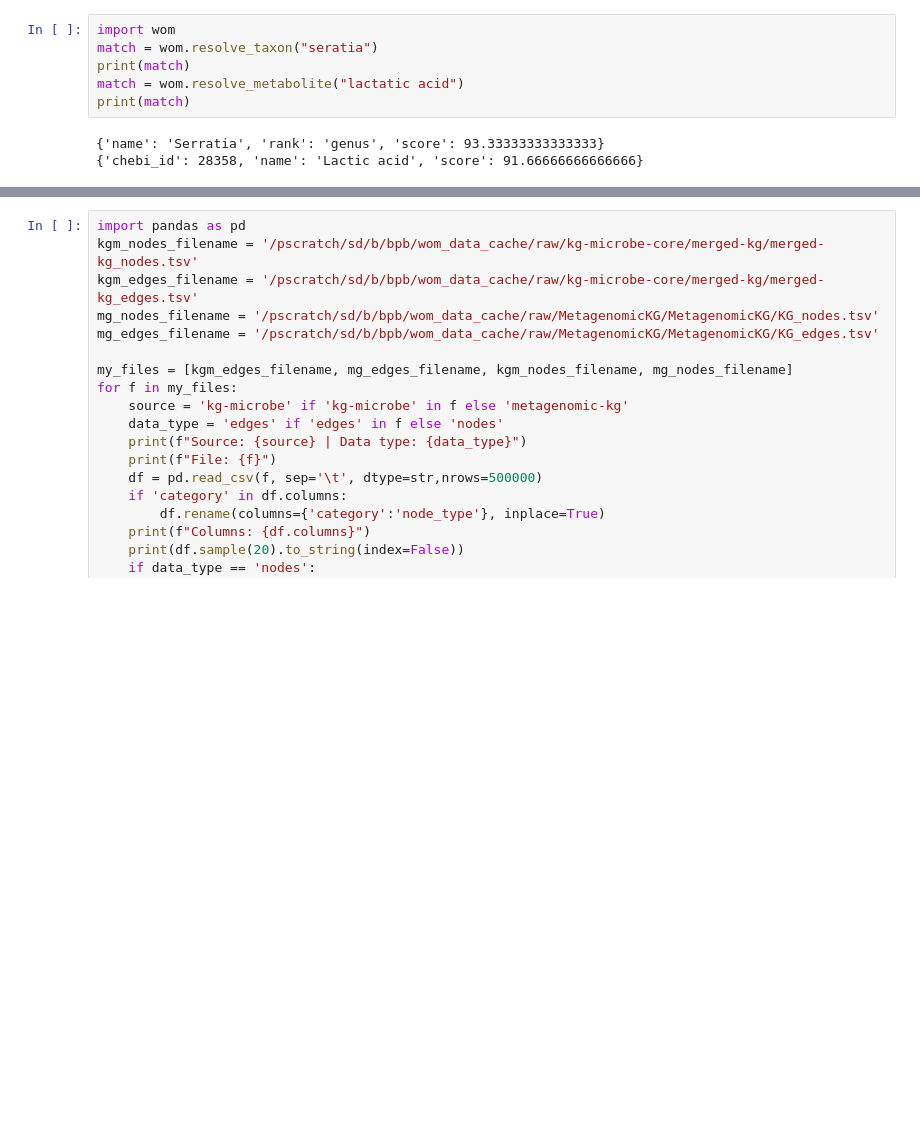
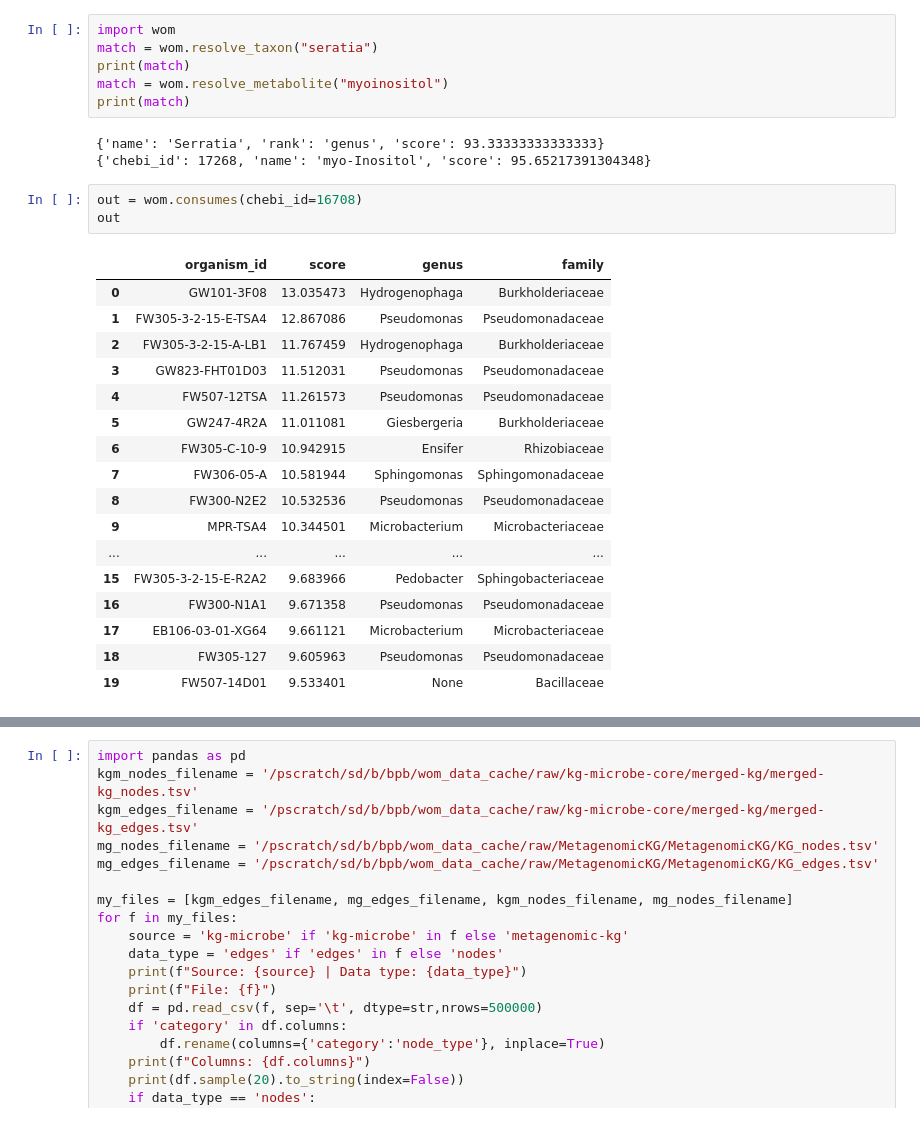
Before and after one commit to northenlab/webofmicrobes, a Jupyter notebook: wom/checkout_kg.ipynb, the cells around one changed output, grey strips where cells are left out. Cells and saved outputs as stored; diff of their text form; blank space fills up the shorter version.

```diff
--- a/wom/checkout_kg.ipynb
+++ b/wom/checkout_kg.ipynb
@@ -2,11 +55,32 @@
 import wom
 match = wom.resolve_taxon("seratia")
 print(match)
-match = wom.resolve_metabolite("lactatic acid")
+match = wom.resolve_metabolite("myoinositol")
 print(match)
 # %% [output]
 {'name': 'Serratia', 'rank': 'genus', 'score': 93.33333333333333}
-{'chebi_id': 28358, 'name': 'Lactic acid', 'score': 91.66666666666666}
+{'chebi_id': 17268, 'name': 'myo-Inositol', 'score': 95.65217391304348}
+# %%
+out = wom.consumes(chebi_id=16708)
+out
+# %% [output]
+|  | organism_id | score | genus | family |
+| 0 | GW101-3F08 | 13.035473 | Hydrogenophaga | Burkholderiaceae |
+| 1 | FW305-3-2-15-E-TSA4 | 12.867086 | Pseudomonas | Pseudomonadaceae |
+| 2 | FW305-3-2-15-A-LB1 | 11.767459 | Hydrogenophaga | Burkholderiaceae |
+| 3 | GW823-FHT01D03 | 11.512031 | Pseudomonas | Pseudomonadaceae |
+| 4 | FW507-12TSA | 11.261573 | Pseudomonas | Pseudomonadaceae |
+| 5 | GW247-4R2A | 11.011081 | Giesbergeria | Burkholderiaceae |
+| 6 | FW305-C-10-9 | 10.942915 | Ensifer | Rhizobiaceae |
+| 7 | FW306-05-A | 10.581944 | Sphingomonas | Sphingomonadaceae |
+| 8 | FW300-N2E2 | 10.532536 | Pseudomonas | Pseudomonadaceae |
+| 9 | MPR-TSA4 | 10.344501 | Microbacterium | Microbacteriaceae |
+| ... | ... | ... | ... | ... |
+| 15 | FW305-3-2-15-E-R2A2 | 9.683966 | Pedobacter | Sphingobacteriaceae |
+| 16 | FW300-N1A1 | 9.671358 | Pseudomonas | Pseudomonadaceae |
+| 17 | EB106-03-01-XG64 | 9.661121 | Microbacterium | Microbacteriaceae |
+| 18 | FW305-127 | 9.605963 | Pseudomonas | Pseudomonadaceae |
+| 19 | FW507-14D01 | 9.533401 | None | Bacillaceae |
 # %%
 import wom
 
```
Also changed, not shown: parts of 5 cells of this notebook, 4 other files.
